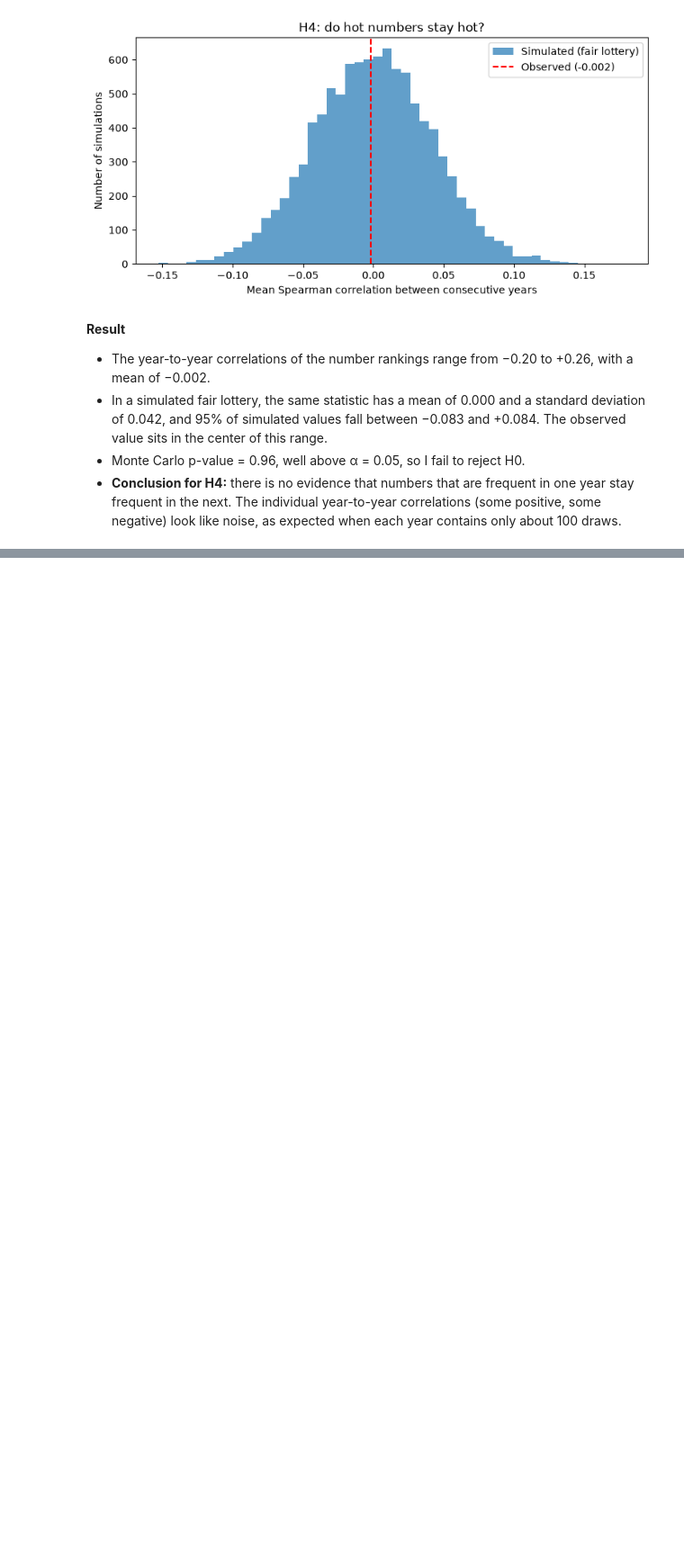
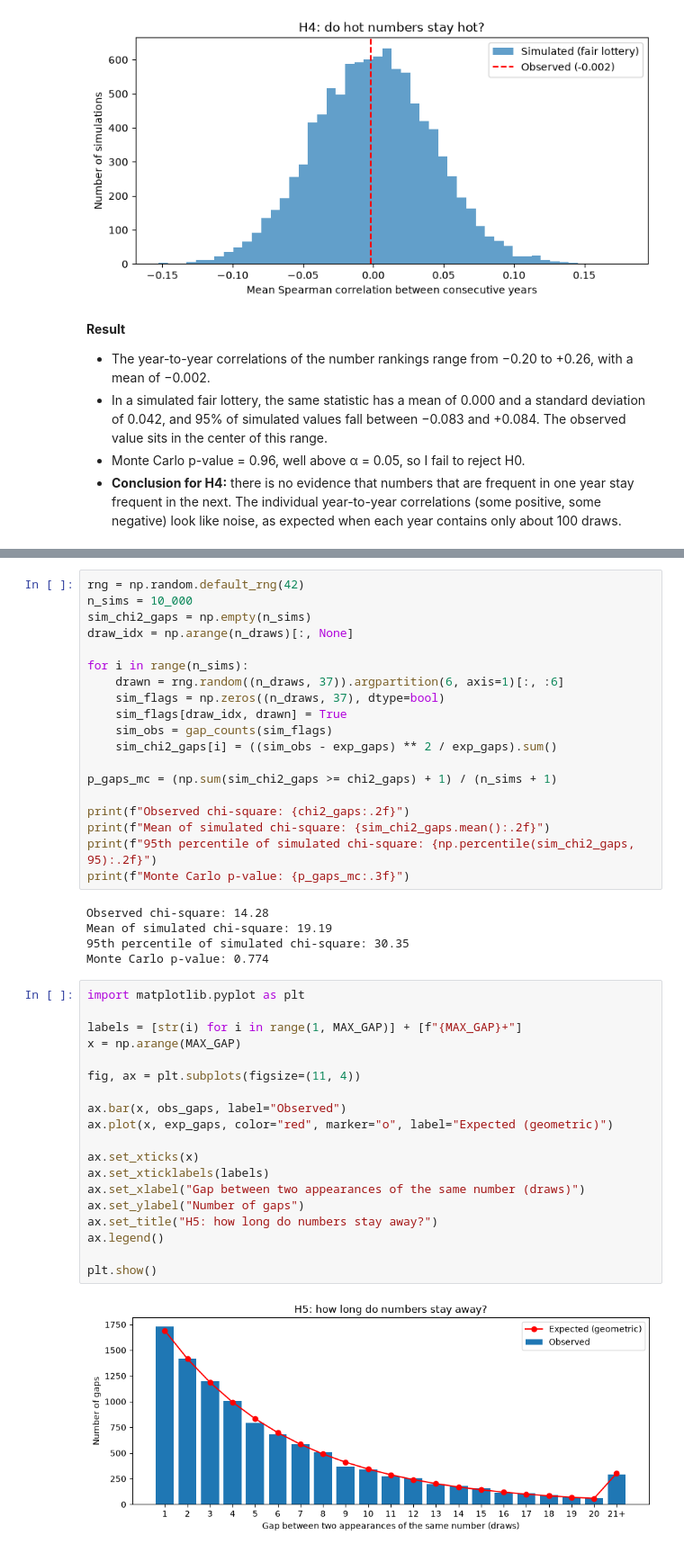
Before and after one commit to timbercodes/lottery-data-analysis, a Jupyter notebook: notebooks/03_hypothesis_tests.ipynb, the cells around one changed output, grey strips where cells are left out. Shown at 90% size. Cells and saved outputs as stored; diff of their text form; blank space fills up the shorter version.

Commit message:
✨ Add H5 gap analysis for 'due' numbers

```diff
--- a/notebooks/03_hypothesis_tests.ipynb
+++ b/notebooks/03_hypothesis_tests.ipynb
@@ -365,0 +407,45 @@ plt.show()
+# %%
+rng = np.random.default_rng(42)
+n_sims = 10_000
+sim_chi2_gaps = np.empty(n_sims)
+draw_idx = np.arange(n_draws)[:, None]
+
+for i in range(n_sims):
+    drawn = rng.random((n_draws, 37)).argpartition(6, axis=1)[:, :6]
+    sim_flags = np.zeros((n_draws, 37), dtype=bool)
+    sim_flags[draw_idx, drawn] = True
+    sim_obs = gap_counts(sim_flags)
+    sim_chi2_gaps[i] = ((sim_obs - exp_gaps) ** 2 / exp_gaps).sum()
+
+p_gaps_mc = (np.sum(sim_chi2_gaps >= chi2_gaps) + 1) / (n_sims + 1)
+
+print(f"Observed chi-square: {chi2_gaps:.2f}")
+print(f"Mean of simulated chi-square: {sim_chi2_gaps.mean():.2f}")
+print(f"95th percentile of simulated chi-square: {np.percentile(sim_chi2_gaps, 95):.2f}")
+print(f"Monte Carlo p-value: {p_gaps_mc:.3f}")
+# %% [output]
+Observed chi-square: 14.28
+Mean of simulated chi-square: 19.19
+95th percentile of simulated chi-square: 30.35
+Monte Carlo p-value: 0.774
+# %%
+import matplotlib.pyplot as plt
+
+labels = [str(i) for i in range(1, MAX_GAP)] + [f"{MAX_GAP}+"]
+x = np.arange(MAX_GAP)
+
+fig, ax = plt.subplots(figsize=(11, 4))
+
+ax.bar(x, obs_gaps, label="Observed")
+ax.plot(x, exp_gaps, color="red", marker="o", label="Expected (geometric)")
+
+ax.set_xticks(x)
+ax.set_xticklabels(labels)
+ax.set_xlabel("Gap between two appearances of the same number (draws)")
+ax.set_ylabel("Number of gaps")
+ax.set_title("H5: how long do numbers stay away?")
+ax.legend()
+
+plt.show()
+# %% [output]
+[figure, added]
```
Also changed, not shown: parts of 3 cells of this notebook.
